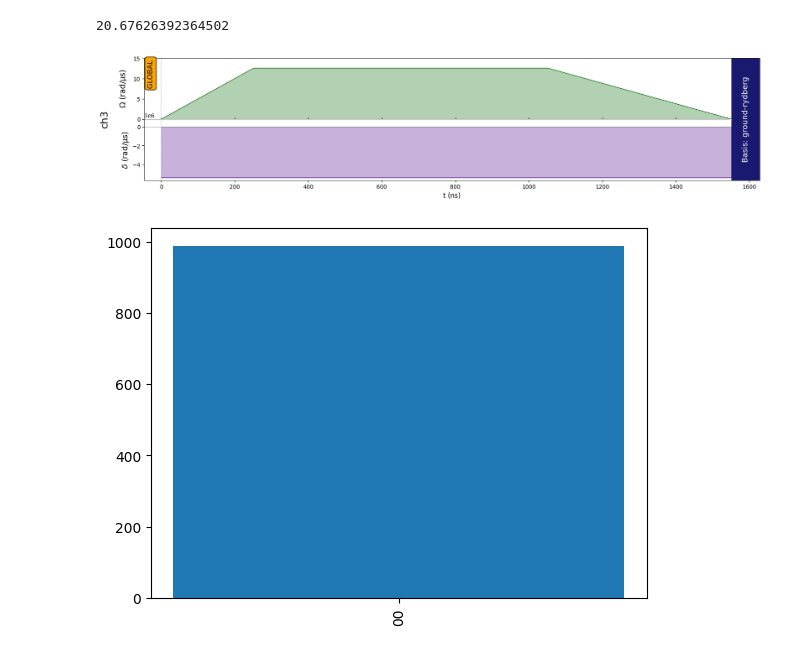
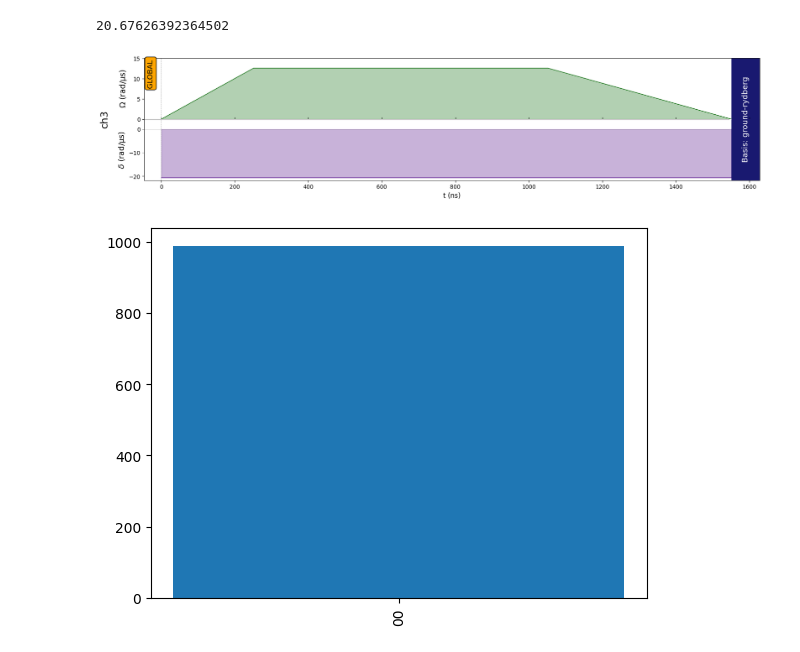
Before and after one commit to Kuift/Pasqal_0419, a Jupyter notebook: 414/testerpuls.ipynb, the cells around one changed output. Saved outputs shown, nothing was run; the diff lists cells and outputs as text; code cells hidden in the pictures.

```diff
--- a/414/testerpuls.ipynb
+++ b/414/testerpuls.ipynb
@@ -215,6 +215,12 @@ plt.show()
 # %% [output]
 [figure]
 # %%
+from pulser import Register, Sequence, Pulse
+from pulser.devices import MockDevice
+from pulser.waveforms import RampWaveform
+import pulser
+import matplotlib.pyplot as plt
+device = MockDevice
 C_6 = device.interaction_coeff
 R_ij = 8
 delta_const = C_6 / (R_ij ** 6)
@@ -222,47 +228,31 @@ delta_const
 # %% [output]
 20.67626392364502
 # %%
-from pulser import Register, Sequence, Pulse
-from pulser.devices import MockDevice
-from pulser.waveforms import RampWaveform
-for i in range(1, 10):
-  R_ij = i
-  C_6 = device.interaction_coeff
-  delta_const = C_6 / (R_ij ** 6)
-  reg = Register({
-    "q0": (0, 0),
-    "q1": (0, R_ij),
-  })
+reg = Register({
+  "q0": (0, 0),
+  "q1": (0, R_ij),
+})
 
-  seq = Sequence(reg, MockDevice)
-  seq.declare_channel("ch3", "rydberg_global")
+seq = Sequence(reg, MockDevice)
+seq.declare_channel("ch3", "rydberg_global")
 
-  amp1 = RampWaveform(252, 0, 12.566370614359172)
-  pulse1 = Pulse.ConstantDetuning(amp1, -delta_const, 0)
+amp1 = RampWaveform(252, 0, 12.566370614359172)
+pulse1 = Pulse.ConstantDetuning(amp1, -delta_const, 0)
 
-  det2 = RampWaveform(800, -delta_const, -delta_const)
-  pulse2 = Pulse.ConstantAmplitude(12.566370614359172, det2, 0)
+det2 = RampWaveform(800, -delta_const, -delta_const)
+pulse2 = Pulse.ConstantAmplitude(12.566370614359172, det2, 0)
 
-  amp3 = RampWaveform(500, 12.566370614359172, 0)
-  pulse3 = Pulse.ConstantDetuning(amp3, -delta_const, 0)
+amp3 = RampWaveform(500, 12.566370614359172, 0)
+pulse3 = Pulse.ConstantDetuning(amp3, -delta_const, 0)
 
-  seq.add(pulse1, "ch3")
-  seq.add(pulse2, "ch3")
-  seq.add(pulse3, "ch3")
-  seq.measure("ground-rydberg")
-  print("drawing...")
-  seq.draw()
-  backend = pulser.backends.QutipBackend(seq)
-  result = backend.run()
-  counts = result.sample_final_state(1000)
-  # Let's plot the histogram associated to the measurements
-  # Let's select only the states that are measured more than 10 times
-  most_freq = {k: v for k, v in counts.items() if v > 10}
-  plt.bar(list(most_freq.keys()), list(most_freq.values()))
-  plt.xticks(rotation="vertical")
-  plt.show()
+seq.add(pulse1, "ch3")
+seq.add(pulse2, "ch3")
+seq.add(pulse3, "ch3")
+seq.measure("ground-rydberg")
+
+seq.draw()
 # %% [output]
-[figure, old version]
+[figure, new version]
 # %%
 backend = pulser.backends.QutipBackend(seq)
 result = backend.run()
```
Also changed, not shown: 3 other files.
